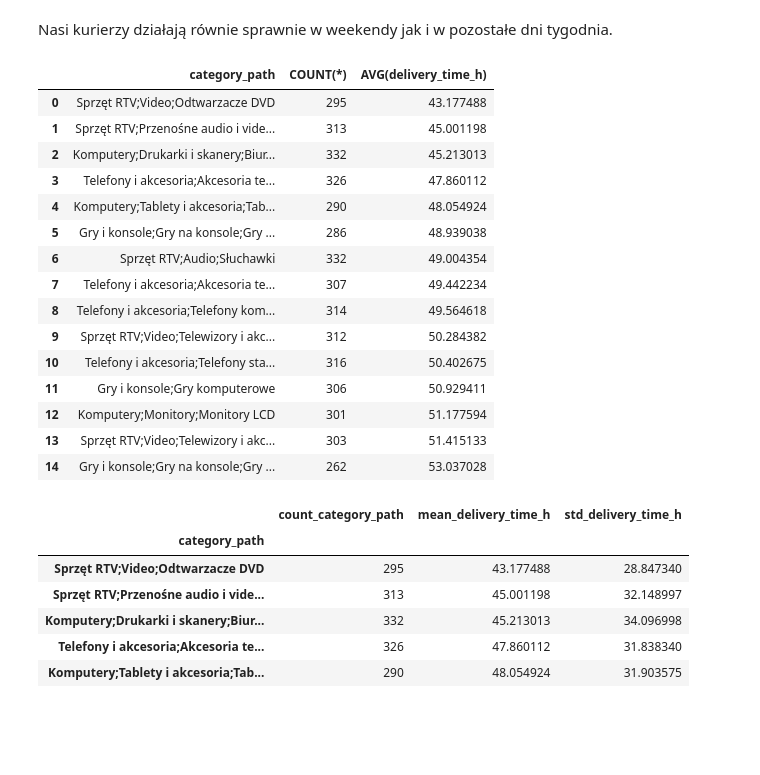
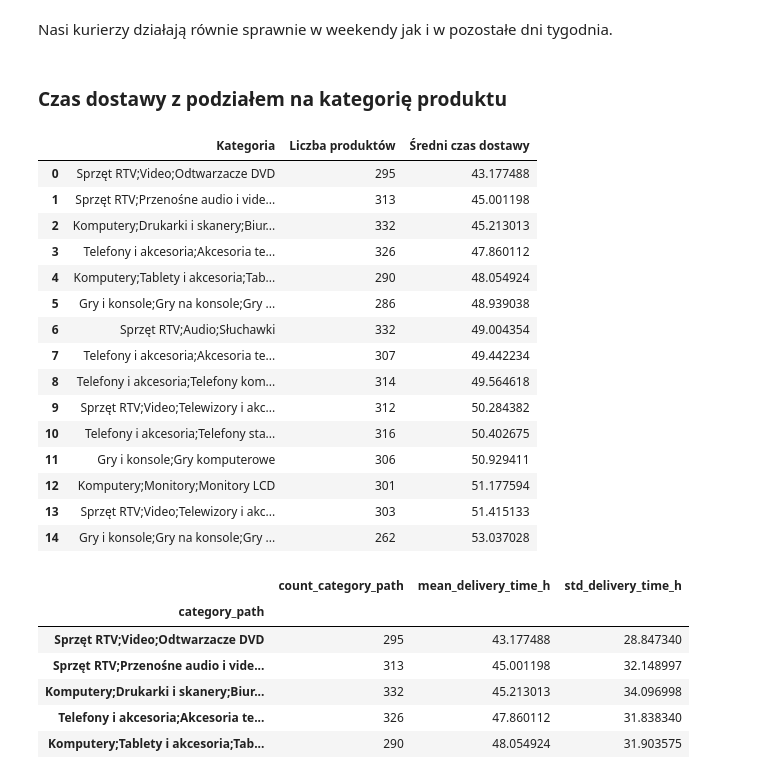
Before and after one commit to plibera/IUM_Project, a Jupyter notebook: dataAnalysis.ipynb, the cells around one changed output. Cells and saved outputs as stored; diff of their text form; code cells hidden in the pictures; blank space fills up the shorter version.

```diff
--- a/dataAnalysis.ipynb
+++ b/dataAnalysis.ipynb
@@ -287,10 +340,12 @@ correctDataDF.groupby("delivery_day_name").agg(
 | Tuesday | 693 |
 # %% [markdown]
 Nasi kurierzy działają równie sprawnie w weekendy jak i w pozostałe dni tygodnia.
+# %% [markdown]
+### Czas dostawy z podziałem na kategorię produktu
 # %%
-pysqldf("SELECT category_path, COUNT(*), AVG(delivery_time_h) FROM correctDataDF GROUP BY category_path ORDER BY AVG(delivery_time_h);")
+pysqldf("SELECT category_path as Kategoria, COUNT(*) as 'Liczba produktów', AVG(delivery_time_h) as 'Średni czas dostawy' FROM correctDataDF GROUP BY category_path ORDER BY AVG(delivery_time_h);")
 # %% [output]
-|  | category_path | COUNT(*) | AVG(delivery_time_h) |
+|  | Kategoria | Liczba produktów | Średni czas dostawy |
 | 0 | Sprzęt RTV;Video;Odtwarzacze DVD | 295 | 43.177488 |
 | 1 | Sprzęt RTV;Przenośne audio i vide... | 313 | 45.001198 |
 | 2 | Komputery;Drukarki i skanery;Biur... | 332 | 45.213013 |
```
Also changed, not shown: parts of 20 cells of this notebook.
